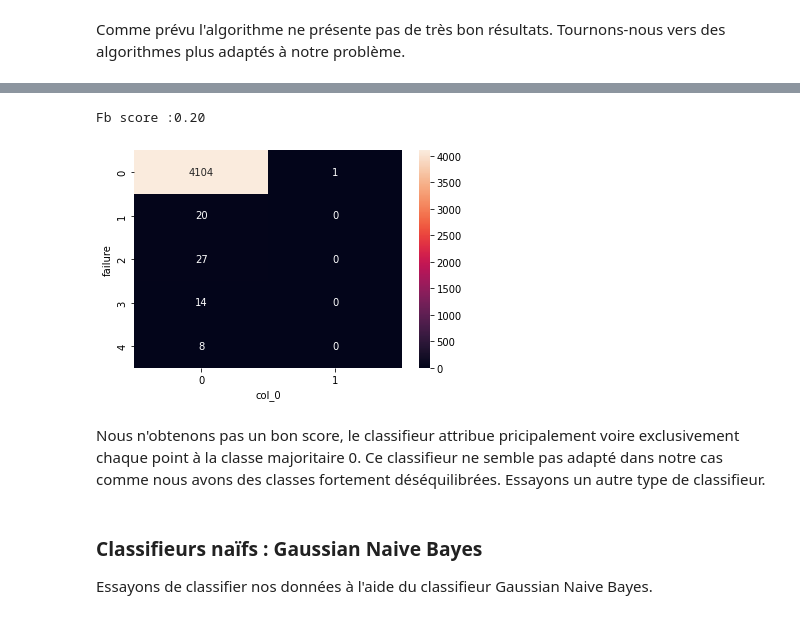
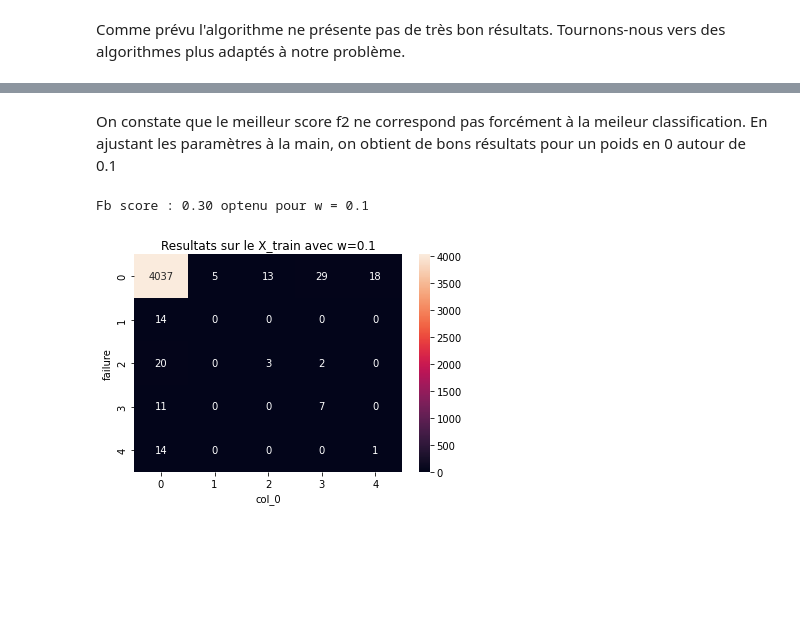
Before and after one commit to pierre-db/SD701_Data-Mining-Project, a Jupyter notebook: Projet_Data_Mining.ipynb, the cells around one changed output, grey strips where cells are left out. Cells and saved outputs as stored; diff of their text form; code cells hidden in the pictures; blank space fills up the shorter version.

Commit message:
added more classifieurs

```diff
--- a/Projet_Data_Mining.ipynb
+++ b/Projet_Data_Mining.ipynb
@@ -406,0 +703,31 @@ Un premier classifieur que nous pouvons essayer sur notre jeu de données est le
+# %%
+from sklearn.linear_model import LogisticRegression
+
+f2_score = []
+score = []
+w_range = np.linspace(1e-5, 1, num=50)
+for w in w_range:
+    lr_classifier = LogisticRegression(class_weight={0: w})
+    lr_classifier.fit(X_train_reduced, y_train_reduced)
+    y_pred = lr_classifier.predict(X_test)
+
+    f2_score.append((fbeta_score(y_test, y_pred, average='macro', beta=2)))
+    score.append(lr_classifier.score(X_test, y_test))
+
+plt.figure(figsize=(12, 7));
+plt.plot(w_range, score, label='mse');
+plt.plot(w_range, f2_score, label='F2 score');
+plt.legend();
+plt.title('F2 and mse = f(k)');
+plt.show();
+
+
+best_w = np.argmax(f2_score)
+print('Meilleur Fb score : {:.2f} optenu pour w = {:.2f}'.format(f2_score[best_w], w_range[best_w]))
+
+lr_classifier =  LogisticRegression(class_weight={0: w_range[best_w]})
+lr_classifier.fit(X_train, y_train)
+y_pred = lr_classifier.predict(X_test)
+
+sns.heatmap(pd.crosstab(y_test, y_pred), annot=True, fmt='d');
+plt.title('Resultats sur le X_train avec w={:.2f}'.format(w_range[best_w]));
@@ -407,20 +738,14 @@ Un premier classifieur que nous pouvons essayer sur notre jeu de données est le
+# %% [markdown]
+On constate que le meilleur score f2 ne correspond pas forcément à la meileur classification. En ajustant les paramètres à la main, on obtient de bons résultats pour un poids en 0 autour de 0.1
 # %%
-from sklearn.ensemble import RandomForestClassifier
-from sklearn.metrics import fbeta_score
-
-rf_classifier = RandomForestClassifier(n_estimators=200)
-rf_classifier.fit(X_train, y_train)
-y_pred = rf_classifier.predict(X_test)
+lr_classifier =  LogisticRegression(class_weight={0: 0.1})
+lr_classifier.fit(X_train, y_train)
+y_pred = lr_classifier.predict(X_test)
 
 sns.heatmap(pd.crosstab(y_test, y_pred), annot=True, fmt='d');
+plt.title('Resultats sur le X_train avec w=0.1');
 
-print('Fb score : {:.2f}'.format(fbeta_score(y_test, y_pred, average='macro', beta=2)))
+print('Fb score : {:.2f} optenu pour w = 0.1'.format(fbeta_score(y_test, y_pred, average='macro', beta=2)))
 # %% [output]
-Fb score :0.20
+Fb score : 0.30 optenu pour w = 0.1
-[figure, old version]
+[figure, new version]
-# %% [markdown]
-Nous n'obtenons pas un bon score, le classifieur attribue pricipalement voire exclusivement chaque point à la classe majoritaire 0. Ce classifieur ne semble pas adapté dans notre cas comme nous avons des classes fortement déséquilibrées. Essayons un autre type de classifieur.
-# %% [markdown]
-### Classifieurs naïfs : Gaussian Naive Bayes
-
-Essayons de classifier nos données à l'aide du classifieur Gaussian Naive Bayes.
```
Also changed, not shown: parts of 44 cells of this notebook.
